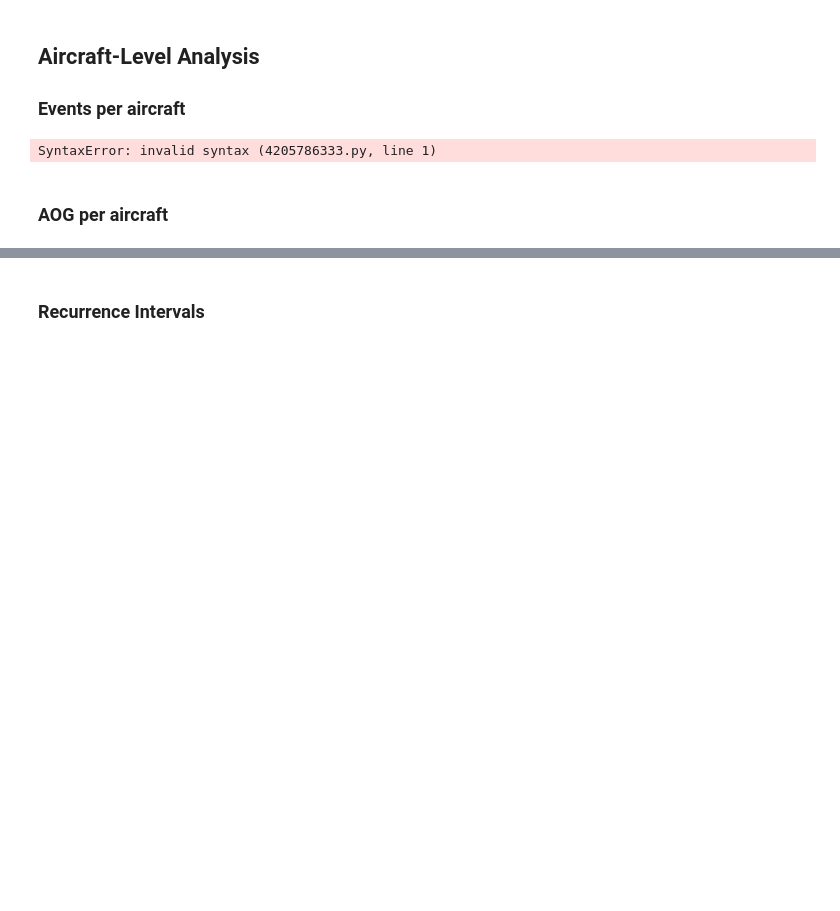
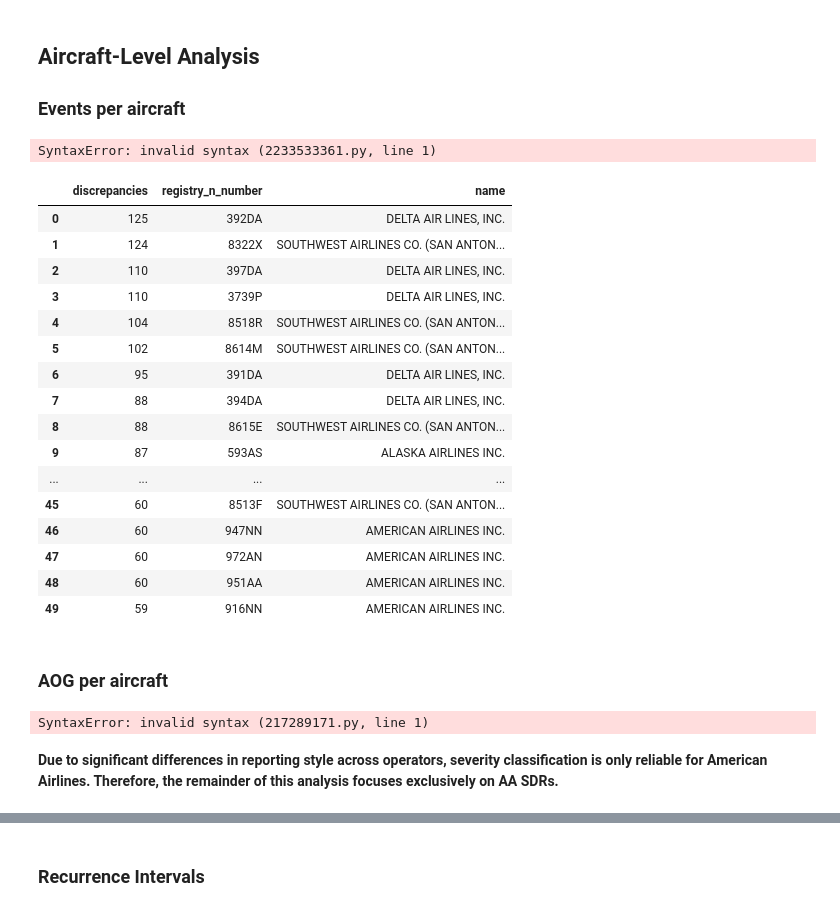
Before and after one commit to NorthrupRobert/737-800_SDR_Reliability_Analysis, a Jupyter notebook: _data_design_and_exploration/05_explore.ipynb, the cells around one changed output, grey strips where cells are left out. Drawn from its saved outputs; the diff is of its cells as text; code cells hidden in the pictures; blank space fills up the shorter version.

```diff
--- a/_data_design_and_exploration/05_explore.ipynb
+++ b/_data_design_and_exploration/05_explore.ipynb
@@ -451,24 +454,53 @@ plt.show()
 ## Aircraft-Level Analysis
 ### Events per aircraft
 # %%
-SELECT COUNT(s.id), a.registry_n_number
-FROM aircraft AS a
-    INNER JOIN sdr_event AS s
-        ON s.aircraft_id = a.id
-GROUP BY a.registry_n_numer
-ORDER BY a.registry_n_number
-LIMIT 50;
 # %% [output]
-SyntaxError: invalid syntax (4205786333.py, line 1)
+SyntaxError: invalid syntax (2233533361.py, line 1)
 # %%
 df_events_aircraft = interface.q_to_df(
     """
-    SELECT COUNT(operator_control_number), registry_n_number
-    FROM aircraft
-    GROUP BY registry_n_numer
-    ORDER BY registry_n_number
-    LIMIT 50
+    SELECT COUNT(s.id) AS discrepancies, a.registry_n_number, o.name
+    FROM aircraft AS a
+        INNER JOIN sdr_event AS s
+            ON s.aircraft_id = a.id
+        INNER JOIN operator AS o
+            ON s.operator_id = o.id
+    GROUP BY a.registry_n_number, o.name
+    ORDER BY discrepancies DESC
+    LIMIT 50;
     """
 )
+
+df_events_aircraft
+# %% [output]
+|  | discrepancies | registry_n_number | name |
+| 0 | 125 | 392DA | DELTA AIR LINES, INC. |
+| 1 | 124 | 8322X | SOUTHWEST AIRLINES CO. (SAN ANTON... |
+| 2 | 110 | 397DA | DELTA AIR LINES, INC. |
+| 3 | 110 | 3739P | DELTA AIR LINES, INC. |
+| 4 | 104 | 8518R | SOUTHWEST AIRLINES CO. (SAN ANTON... |
+| 5 | 102 | 8614M | SOUTHWEST AIRLINES CO. (SAN ANTON... |
+| 6 | 95 | 391DA | DELTA AIR LINES, INC. |
+| 7 | 88 | 394DA | DELTA AIR LINES, INC. |
+| 8 | 88 | 8615E | SOUTHWEST AIRLINES CO. (SAN ANTON... |
+| 9 | 87 | 593AS | ALASKA AIRLINES INC. |
+| ... | ... | ... | ... |
+| 45 | 60 | 8513F | SOUTHWEST AIRLINES CO. (SAN ANTON... |
+| 46 | 60 | 947NN | AMERICAN AIRLINES INC. |
+| 47 | 60 | 972AN | AMERICAN AIRLINES INC. |
+| 48 | 60 | 951AA | AMERICAN AIRLINES INC. |
+| 49 | 59 | 916NN | AMERICAN AIRLINES INC. |
 # %% [markdown]
 ### AOG per aircraft
+# %%
+-- events by airline
+SELECT o.name, o.sdr_prefix, count(s.operator_control_number) as disc, sum(s.aog_flag::int) as gnd_disc
+FROM sdr_event as s
+inner join operator as o
+    on s.operator_id = o.id
+group by o.name, o.sdr_prefix
+order by gnd_disc desc;
+# %% [output]
+SyntaxError: invalid syntax (217289171.py, line 1)
+# %% [markdown]
+**Due to significant differences in reporting style across operators, severity classification is only reliable for American Airlines. Therefore, the remainder of this analysis focuses exclusively on AA SDRs.**
```
Also changed, not shown: parts of 4 cells of this notebook, 13 other files.
